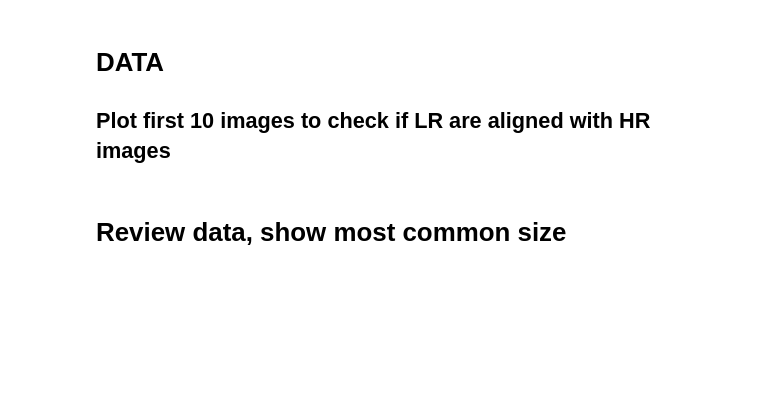
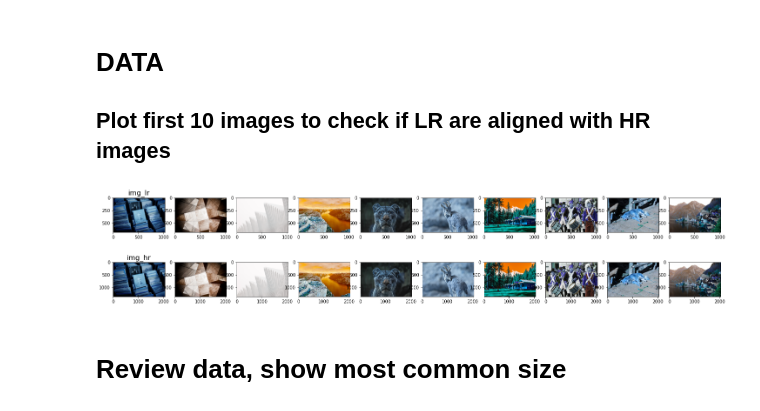
Before and after one commit to AndyPietr/Super-Resolution, a Jupyter notebook: main.ipynb, the cells around one changed output. Saved outputs shown, nothing was run; the diff lists cells and outputs as text; code cells hidden in the pictures; blank space fills up the shorter version.

Commit message:
Data reading, pickling, unpickling works good

```diff
--- a/main.ipynb
+++ b/main.ipynb
@@ -157,4 +133,0 @@ poo = np.load("/content/drive/MyDrive/DIV2K/np_pickles.npy")
-# %%
-# Load data (deserialize)
-with open('filename.pickle', 'rb') as handle:
-    unserialized_data = pickle.load(handle)
@@ -161,10 +146,21 @@ with open('filename.pickle', 'rb') as handle:
+# %%
+img_lr= pickle.load( open( "./data/PICKLED/img_lr.pickle", "rb" ) )
+img_hr= pickle.load( open( "./data/PICKLED/img_hr.pickle", "rb" ) )
 # %% [markdown]
 # DATA
 ## Plot first 10 images to check if LR are aligned with HR images
-# %%
-fig, axs = plt.subplots(2,10, figsize=(25,5))
-for ax in axs:
-  img_LR
+# %%
+fig, axs = plt.subplots(2,10, figsize=(25,5))
+for i, ax in enumerate(axs[0]):
+  ax.imshow(img_lr[i])
+axs[0,0].set_title("img_lr",fontsize=16)
+
+for i, ax in enumerate(axs[1]):
+  ax.imshow(img_hr[i])
+axs[1,0].set_title("img_hr",fontsize=16)
+pass
+# %% [output]
+[figure, added]
 # %% [markdown]
 # Review data, show most common size
 # %%
```
Also changed, not shown: parts of 14 cells of this notebook.
